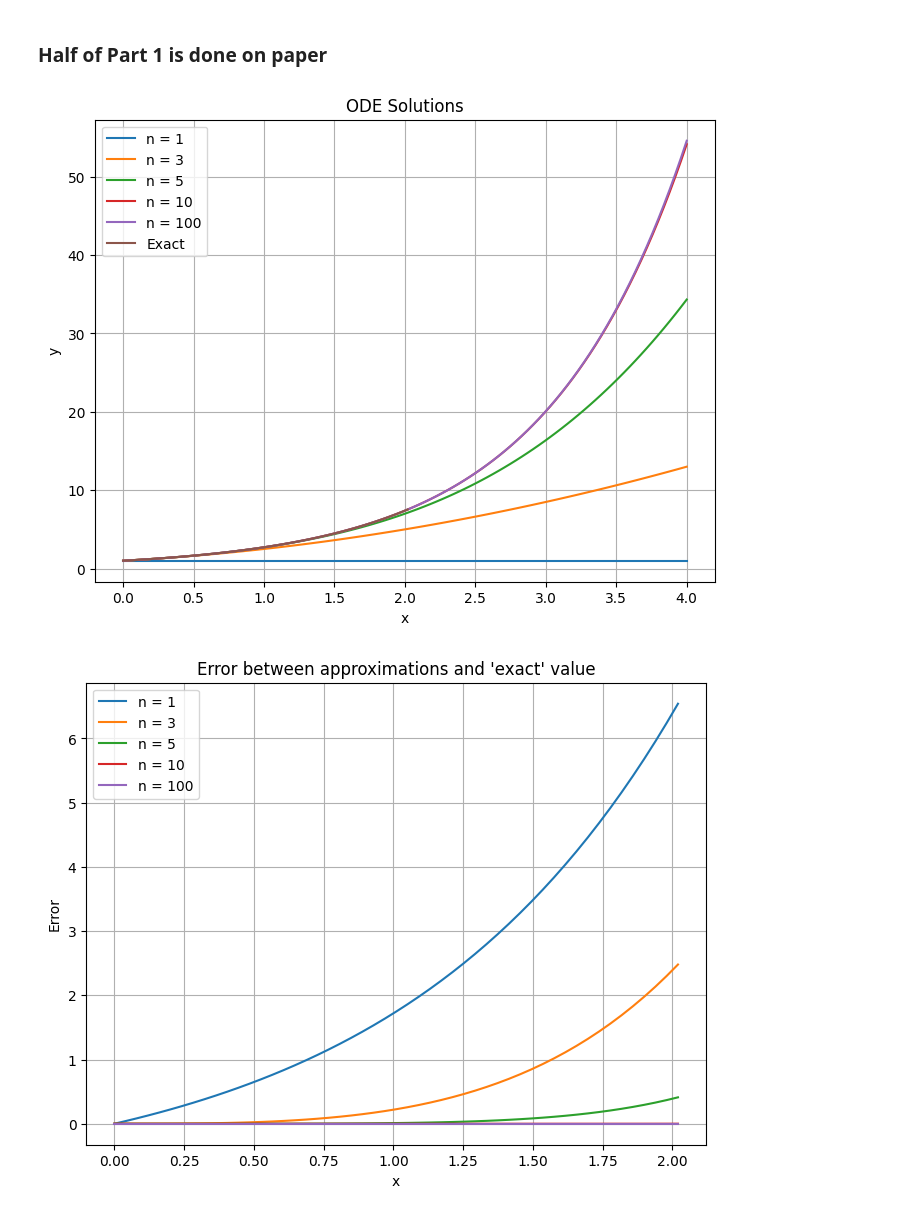
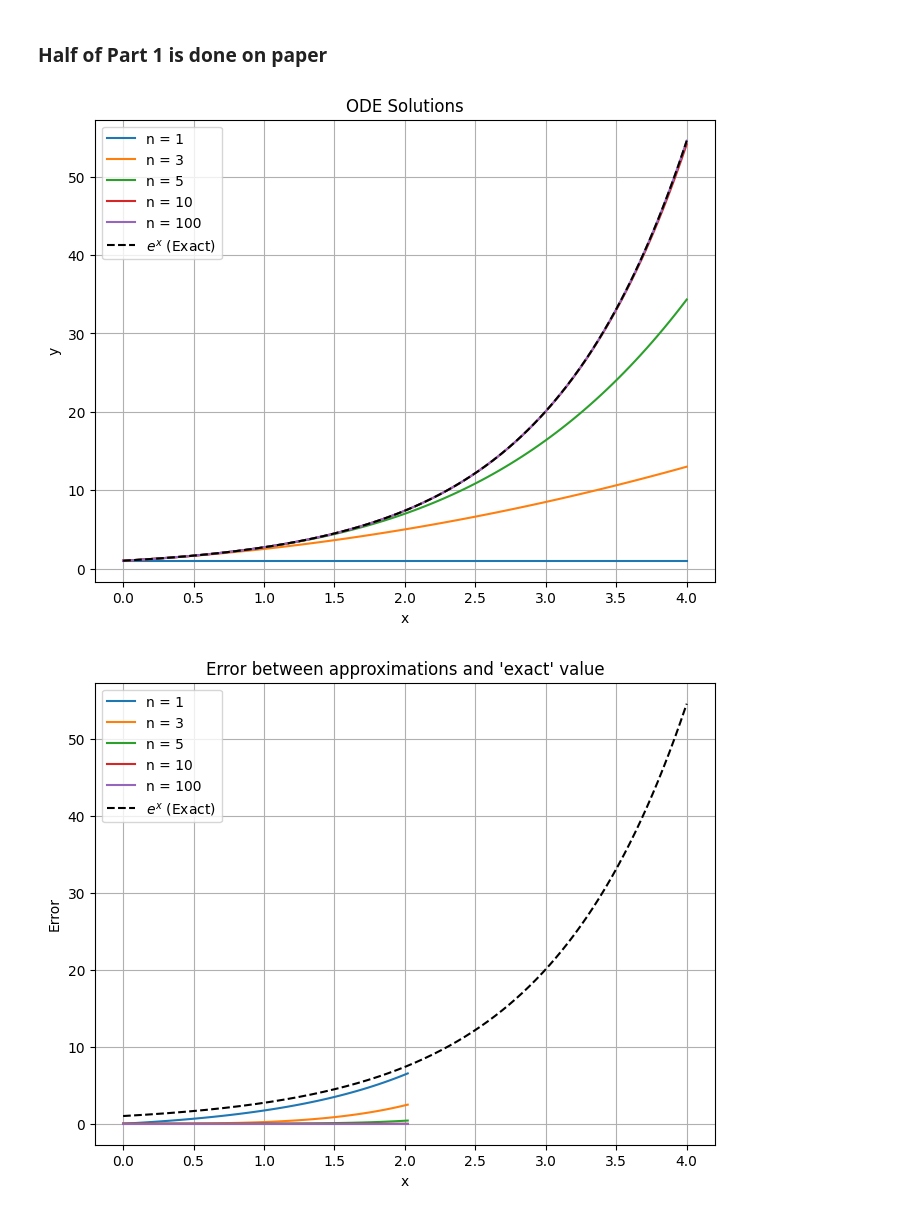
Before and after one commit to hepromark/BicycleModelExploration, a Jupyter notebook: part1.ipynb, the cells around one changed output. Saved outputs shown, nothing was run; the diff lists cells and outputs as text; code cells hidden in the pictures.

```diff
--- a/part1.ipynb
+++ b/part1.ipynb
@@ -14,6 +14,7 @@ def plot_func(func, domain, n_values, ylabel="yaxis", title="Function"):
         if n == 1000:
             label = "Exact"
         plt.plot(domain, y_values, label=label)
+    plt.plot(x_exact, y_exact, 'k--', label='$e^x$ (Exact)')
 
     plt.xlabel('x')
     plt.ylabel(ylabel)
@@ -26,11 +27,11 @@ def power_series(x, n):
     return np.sum([x**val / scipy.special.factorial(val) for val in range(n)])
 # %%
 domain = np.linspace(0, 4, 100)  # Use a smooth range instead of [x for x in range(5)]
-n_values = [1, 3, 5, 10, 100, 1000]
+n_values = [1, 3, 5, 10, 100]
 
 plot_func(power_series, domain, n_values, ylabel="y", title="ODE Solutions")
 # %% [output]
-[figure, old version]
+[figure, new version]
 # %%
 def error(x, n):
     return power_series(x, 1000) - power_series(x,n)
@@ -40,7 +41,7 @@ n_values = [1, 3, 5, 10, 100]
 
 plot_func(error, domain, n_values, title="Error between approximations and 'exact' value", ylabel="Error")
 # %% [output]
-[figure, old version]
+[figure, new version]
 # %%
 # Forward Euler's Method
 def forward_euler_iterator(y_prev, delta_x, y_prime):
```
Also changed, not shown: parts of 2 cells of this notebook, 1 other file.
